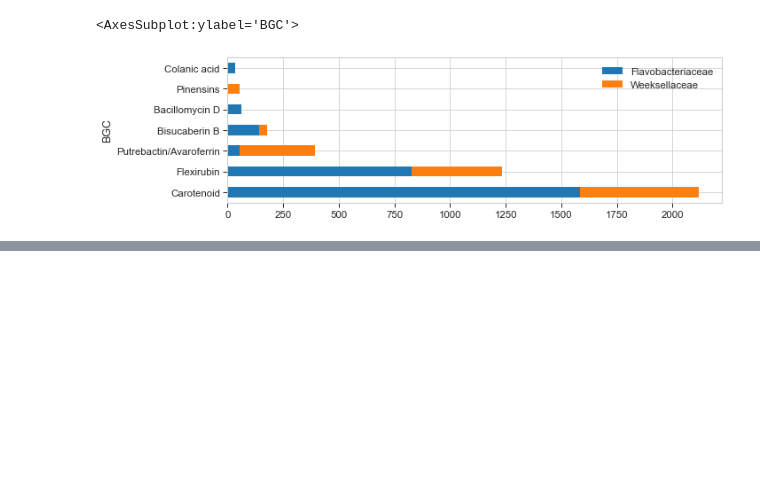
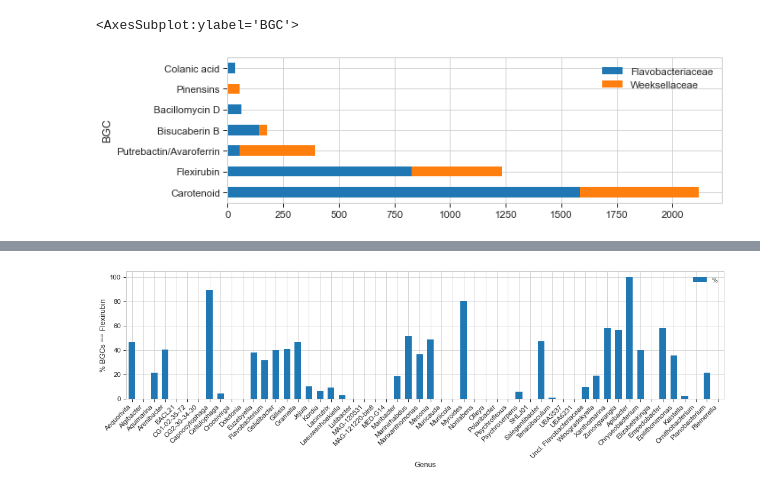
Before and after one commit to sandragodinhosilva/flavobacteriaceae_project, a Jupyter notebook: 4_Figures/F3/BGC_known.ipynb, the cells around one changed output, grey strips where cells are left out. Drawn from its saved outputs; the diff is of its cells as text; code cells hidden in the pictures; blank space fills up the shorter version.

```diff
--- a/4_Figures/F3/BGC_known.ipynb
+++ b/4_Figures/F3/BGC_known.ipynb
@@ -190,0 +225,16 @@ fig = plot.get_figure()
+# %%
+df = bgc_known_metadata[bgc_known_metadata["Most_similar_known_cluster"]=="flexirubin"][["Genus", "Most_similar_known_cluster"]].groupby("Genus").count()
+
+df_total1 = metadata[["Assembly accession","Genus", "Family"]].groupby(["Genus", "Family"]).count().rename(columns={"Assembly accession":"Total genomes per genus"})
+df_total2 = bgc_known_metadata[["Assembly accession","Genus", "Family"]].groupby(["Genus", "Family"]).count().rename(columns={"Assembly accession":"Total BGCs per genus"})
+
+merge = pd.merge(df, df_total1, how="right", left_index=True, right_index=True)
+merge = pd.merge(merge, df_total2, how="right", left_index=True, right_index=True)
+merge = merge.fillna(0)
+merge = merge.rename(columns={"Most_similar_known_cluster":"Flexirubin counts"})
+merge["%"] = (merge["Flexirubin counts"]/merge["Total BGCs per genus"]*100).round(1)
+
+merge = merge.sort_values(by=["Family", "Genus"])
+merge = merge[(merge["Total genomes per genus"]>7)]
+merge = merge.reset_index()
+merge.head(50)
@@ -190,0 +259,13 @@ fig = plot.get_figure()
+# %%
+#plt.style.use('fivethirtyeight')
+ax = merge[["Genus","%"]].plot(kind="bar", figsize=(15,5),width=0.6, x="Genus")
+
+plt.ylabel('% BGCs == Flexirubin')
+plt.xticks(rotation=45, horizontalalignment='right')
+
+plt.tight_layout()
+plt.show()
+
+ax.figure.savefig("Percentage_flexirubin.svg", dpi=300)
+# %% [output]
+[figure, added]
```
Also changed, not shown: parts of 7 cells of this notebook, 6 other files.
